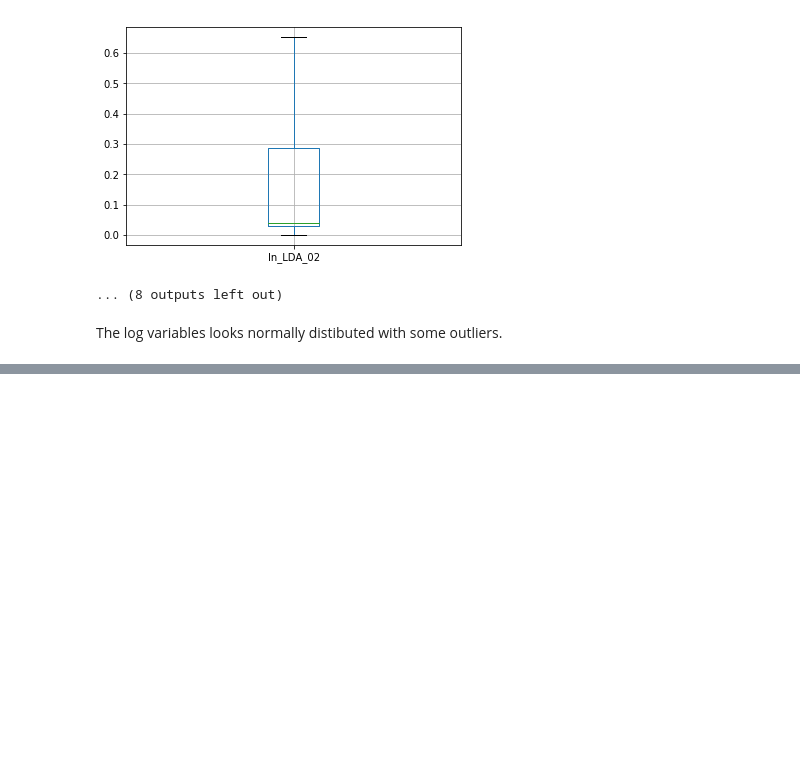
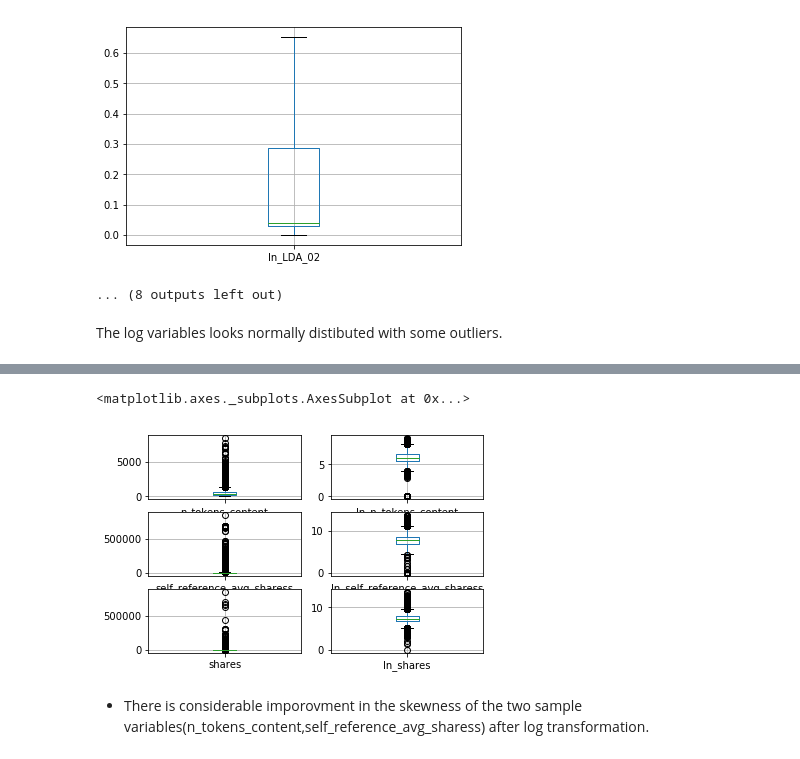
Before and after one commit to bici-sancta/mashable, a Jupyter notebook: Project1-OnlineNewsPopularity_vivek_2017.09.17.ipynb, the cells around one changed output, grey strips where cells are left out. Saved outputs shown, nothing was run; the diff lists cells and outputs as text; code cells hidden in the pictures; blank space fills up the shorter version.

```diff
--- a/Project1-OnlineNewsPopularity_vivek_2017.09.17.ipynb
+++ b/Project1-OnlineNewsPopularity_vivek_2017.09.17.ipynb
@@ -376,0 +404,20 @@ def replace(group, stds):
+# %%
+plt.subplot(321)
+df_imp.boxplot(column='n_tokens_content')
+plt.subplot(322)
+df_imp.boxplot(column='ln_n_tokens_content')
+
+plt.subplot(323)
+df_imp.boxplot(column='self_reference_avg_sharess')
+plt.subplot(324)
+df_imp.boxplot(column='ln_self_reference_avg_sharess')
+
+plt.subplot(325)
+df_imp.boxplot(column='shares')
+plt.subplot(326)
+df_imp.boxplot(column='ln_shares')
+# %% [output]
+<matplotlib.axes._subplots.AxesSubplot at 0x...>
+[figure, added]
+# %% [markdown]
+- There is considerable imporovment in the skewness of the two sample variables(n_tokens_content,self_reference_avg_sharess) after log transformation.
```
Also changed, not shown: parts of 25 cells of this notebook.
